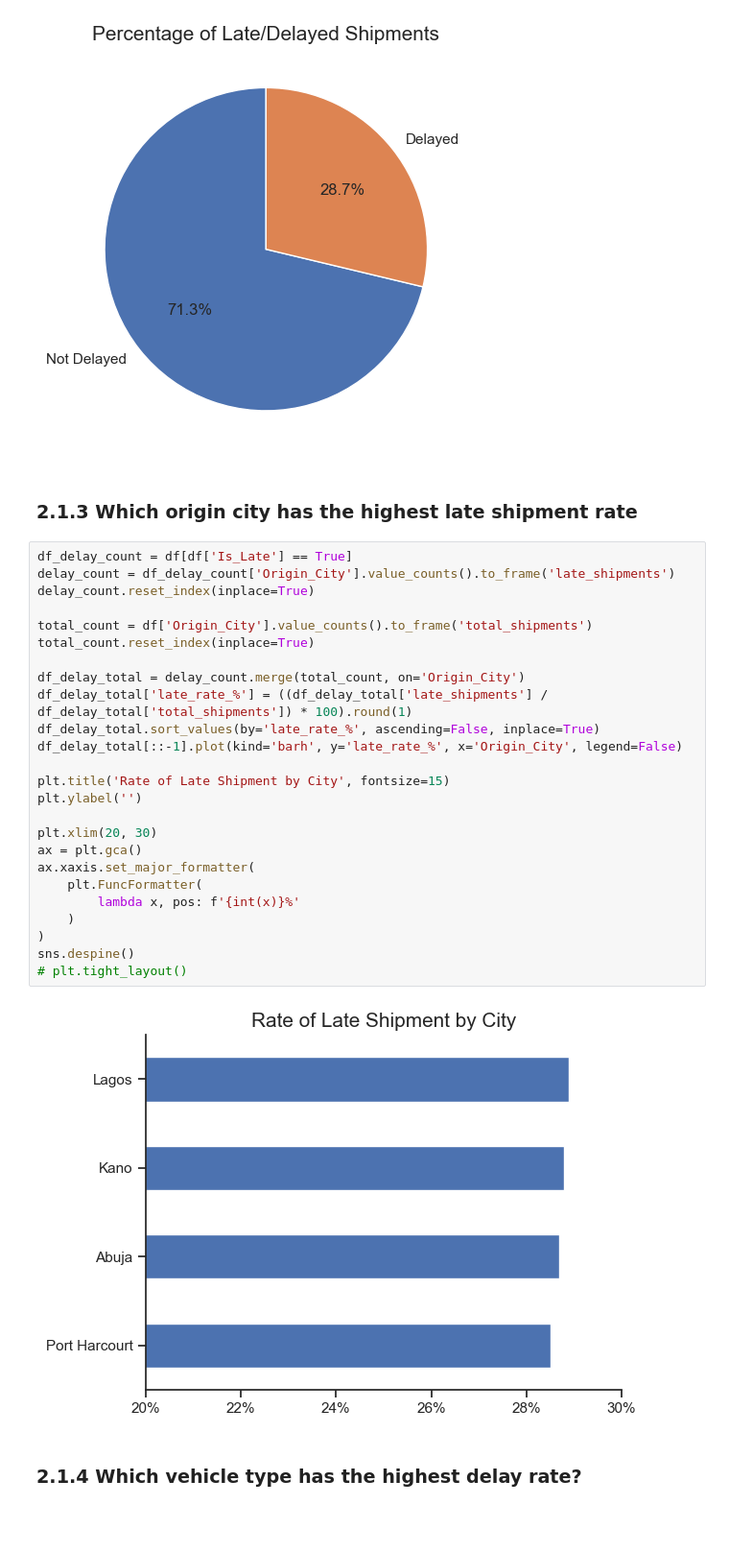
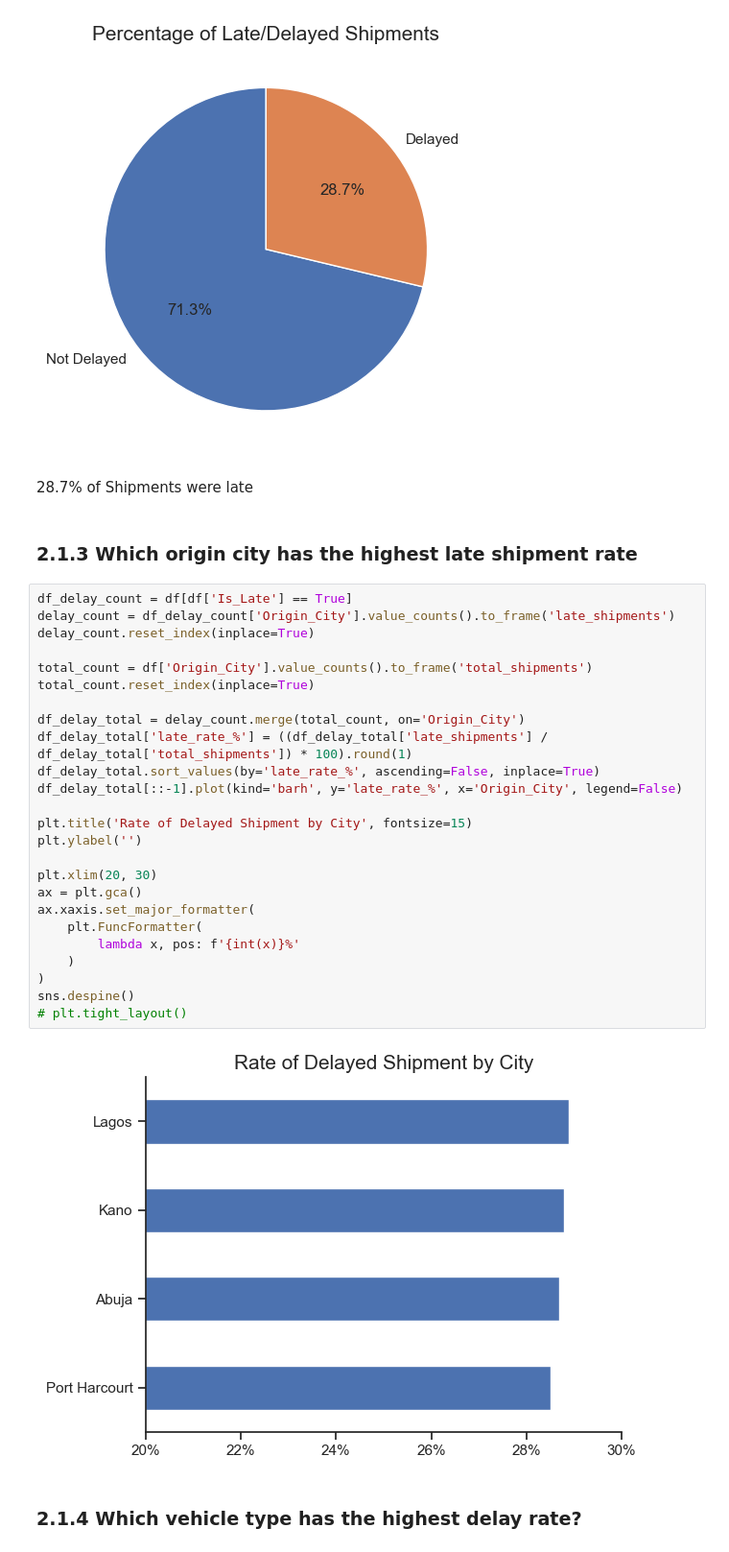
Before and after one commit to babatunde-dev-lab/ng_logistics_analysis, a Jupyter notebook: 02_eda.ipynb, the cells around one changed output. Shown at 96% size. Saved outputs shown, nothing was run; the diff lists cells and outputs as text; blank space fills up the shorter version.

```diff
--- a/02_eda.ipynb
+++ b/02_eda.ipynb
@@ -40,35 +58,37 @@ plt.ylabel('')
 plt.tight_layout()
 # %% [output]
 [figure]
+# %% [markdown]
+28.7% of Shipments were late
 # %% [markdown]
 ### 2.1.3 Which origin city has the highest late shipment rate
 # %%
 df_delay_count = df[df['Is_Late'] == True]
 delay_count = df_delay_count['Origin_City'].value_counts().to_frame('late_shipments')
 delay_count.reset_index(inplace=True)
 
 total_count = df['Origin_City'].value_counts().to_frame('total_shipments')
 total_count.reset_index(inplace=True)
 
 df_delay_total = delay_count.merge(total_count, on='Origin_City')
 df_delay_total['late_rate_%'] = ((df_delay_total['late_shipments'] / df_delay_total['total_shipments']) * 100).round(1)
 df_delay_total.sort_values(by='late_rate_%', ascending=False, inplace=True)
 df_delay_total[::-1].plot(kind='barh', y='late_rate_%', x='Origin_City', legend=False)
 
-plt.title('Rate of Late Shipment by City', fontsize=15)
+plt.title('Rate of Delayed Shipment by City', fontsize=15)
 plt.ylabel('')
 
 plt.xlim(20, 30)
 ax = plt.gca()
 ax.xaxis.set_major_formatter(
     plt.FuncFormatter(
         lambda x, pos: f'{int(x)}%'
     )
 )
 sns.despine()
 # plt.tight_layout()
 # %% [output]
-[figure, old version]
+[figure, new version]
 # %% [markdown]
 ### 2.1.4 Which vehicle type has the highest delay rate?
 # %%
```
Also changed, not shown: parts of 4 cells of this notebook, 11 other files.
